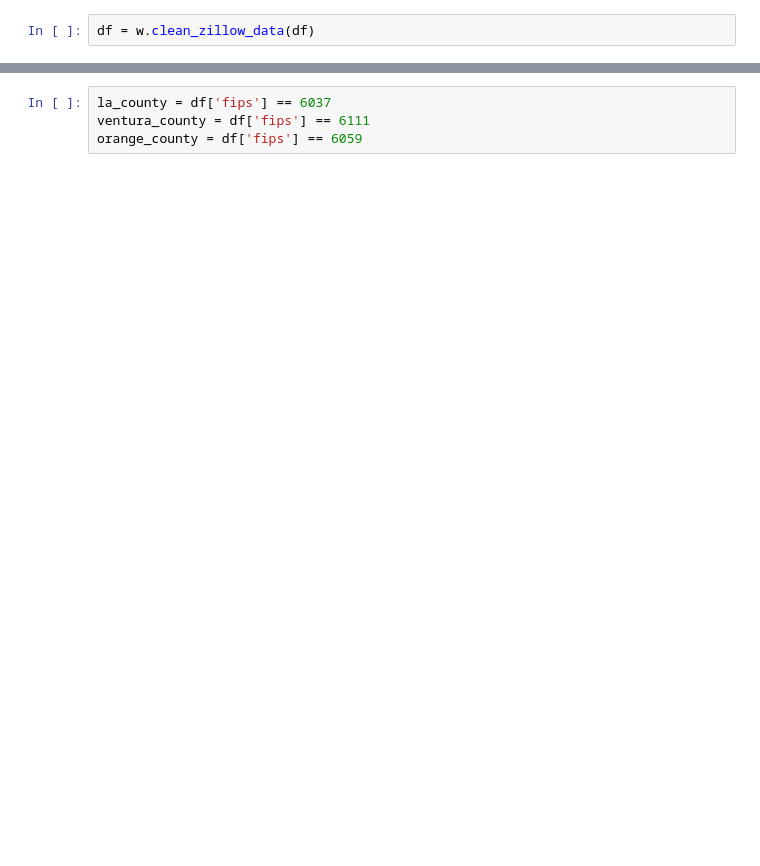
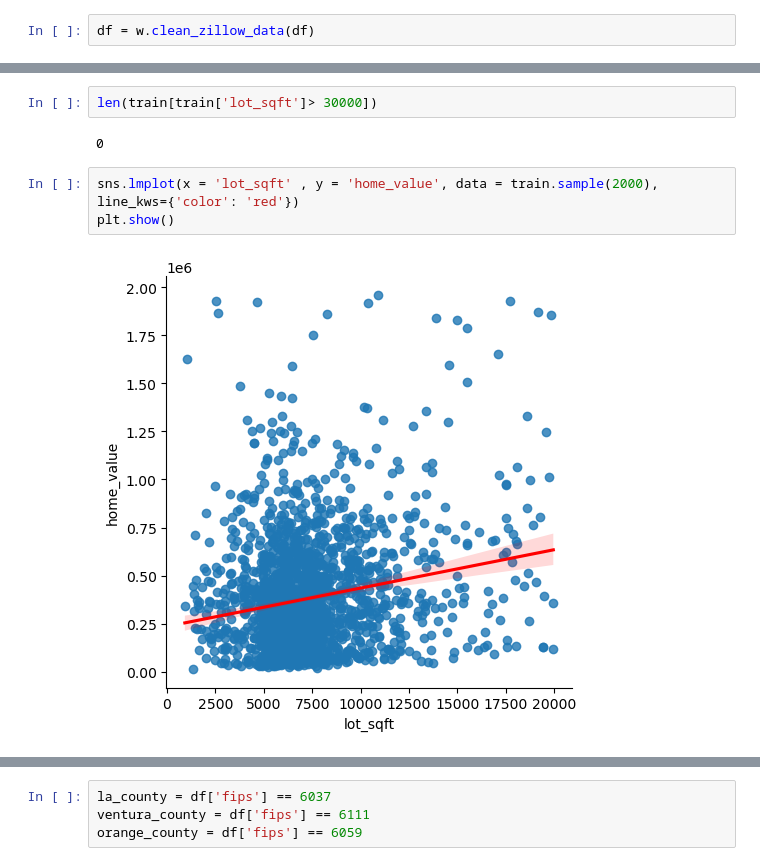
Before and after one commit to nicolas-angarita/Zillow_Project, a Jupyter notebook: working_notebook.ipynb, the cells around one changed output, grey strips where cells are left out. Drawn from its saved outputs; the diff is of its cells as text; blank space fills up the shorter version.

```diff
--- a/working_notebook.ipynb
+++ b/working_notebook.ipynb
@@ -246,0 +226,9 @@ plt.show()
+# %%
+len(train[train['lot_sqft']> 30000])
+# %% [output]
+0
+# %%
+sns.lmplot(x = 'lot_sqft' , y = 'home_value', data = train.sample(2000), line_kws={'color': 'red'})
+plt.show()
+# %% [output]
+[figure, added]
```
Also changed, not shown: parts of 120 cells of this notebook, 1 other file.
